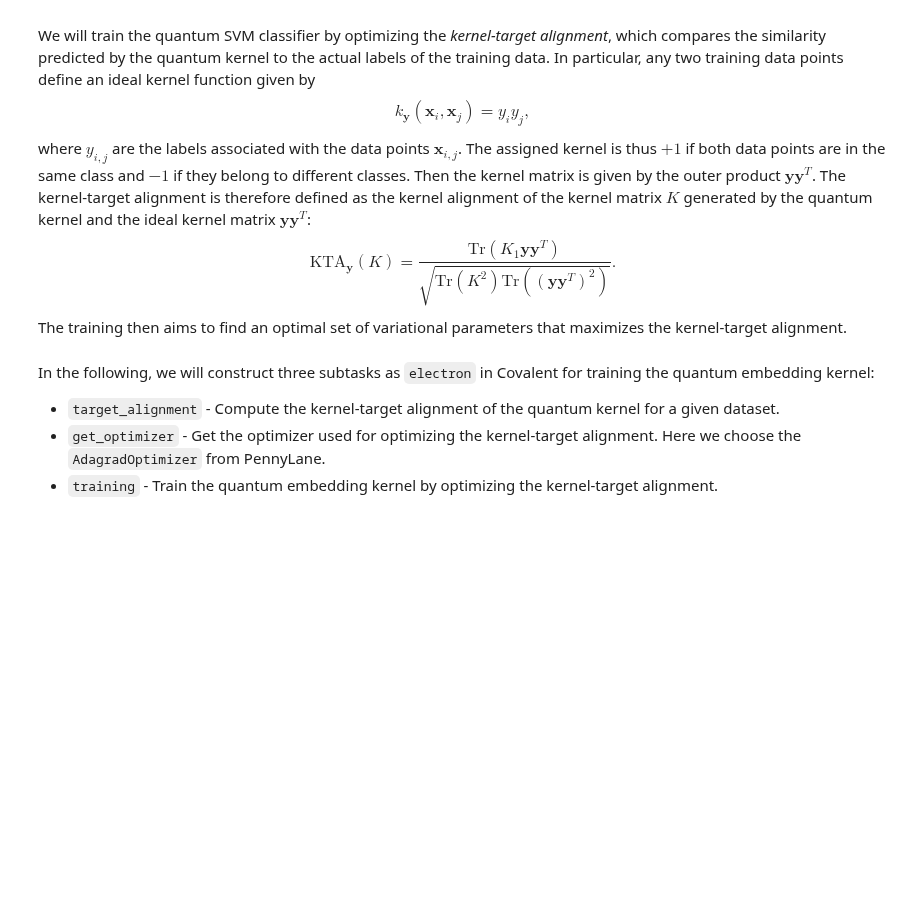
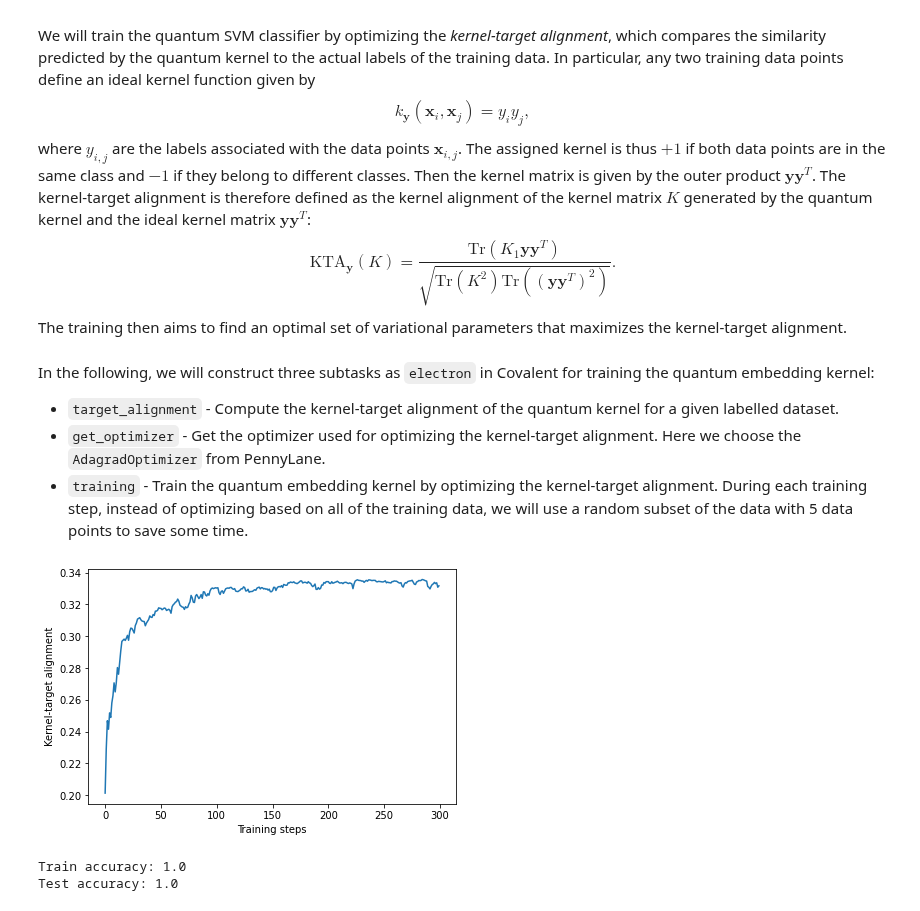
Before and after one commit to AgnostiqHQ/covalent, a Jupyter notebook: doc/source/tutorials/machine_learning/quantum_embedding_kernel.ipynb, the cells around one changed output. Saved outputs shown, nothing was run; the diff lists cells and outputs as text; code cells hidden in the pictures; blank space fills up the shorter version.

```diff
--- a/doc/source/tutorials/machine_learning/quantum_embedding_kernel.ipynb
+++ b/doc/source/tutorials/machine_learning/quantum_embedding_kernel.ipynb
@@ -202,9 +194,9 @@ $$
 The training then aims to find an optimal set of variational parameters that maximizes the kernel-target alignment.
 # %% [markdown]
 In the following, we will construct three subtasks as `electron` in Covalent for training the quantum embedding kernel:
-- `target_alignment` - Compute the kernel-target alignment of the quantum kernel for a given dataset.
+- `target_alignment` - Compute the kernel-target alignment of the quantum kernel for a given labelled dataset.
 - `get_optimizer` - Get the optimizer used for optimizing the kernel-target alignment. Here we choose the `AdagradOptimizer` from PennyLane.
-- `training` - Train the quantum embedding kernel by optimizing the kernel-target alignment.
+- `training` - Train the quantum embedding kernel by optimizing the kernel-target alignment. During each training step, instead of optimizing based on all of the training data, we will use a random subset of the data with 5 data points to save some time.
 # %%
 @ct.electron
 def target_alignment(
@@ -239,7 +231,7 @@ def get_optimizer():
     return qml.AdagradOptimizer(0.4)
 
 @ct.electron
-def training(X, Y, init_params, opt, steps=400):
+def training(X, Y, init_params, opt, steps=200):
     params = init_params
     KTAs = []
     for i in range(steps):
@@ -255,12 +247,12 @@ def training(X, Y, init_params, opt, steps=400):
         # Optimization step
         params = opt.step(cost, params)
         KTAs.append(target_alignment(X, Y, lambda x1, x2: kernel(x1, x2, params),
-                assume_normalized_kernel=True,))
+                assume_normalized_kernel=True))
 
     return params, KTAs
 # %%
-@ct.lattice(executor=dask_executor)
-def trained_qsvm(n_samples=20, num_wires=5, num_layers=3, steps=400):
+@ct.lattice
+def trained_qsvm(n_samples=18, num_wires=5, num_layers=3, steps=300):
     X, y = get_data(n_samples)
     X_train, X_test, y_train, y_test = split_train_test_data(X, y)
     params = init_params(num_wires, num_layers)
@@ -271,6 +263,6 @@ def trained_qsvm(n_samples=20, num_wires=5, num_layers=3, steps=400):
     test_acc = calc_accuracy(classifier=opt_classifier, X=X_test, y_true=y_test)
     return opt_classifier, KTAs, X_train, y_train, X_test, y_test, train_acc, test_acc
 # %%
-dispatch_id = ct.dispatch(trained_qsvm)(20, 5, 3, 400)
+dispatch_id = ct.dispatch(trained_qsvm)(18, 5, 3, 300)
 result = ct.get_result(dispatch_id=dispatch_id, wait=True)
 opt_qsvm, KTAs, X_train, y_train, X_test, y_test, train_acc, test_acc = result.result
@@ -278,0 +269,15 @@ result = ct.get_result(dispatch_id=dispatch_id, wait=False)
+# %%
+fig, ax = plt.subplots(1, 1, figsize=(6, 4), facecolor="w")
+ax.plot(KTAs)
+ax.set_xlabel("Training steps")
+ax.set_ylabel("Kernel-target alignment")
+plt.tight_layout()
+plt.show()
+# %% [output]
+[figure, added]
+# %%
+print(f"Train accuracy: {train_acc}")
+print(f"Test accuracy: {test_acc}")
+# %% [output]
+Train accuracy: 1.0
+Test accuracy: 1.0
```
Also changed, not shown: parts of 11 cells of this notebook.
